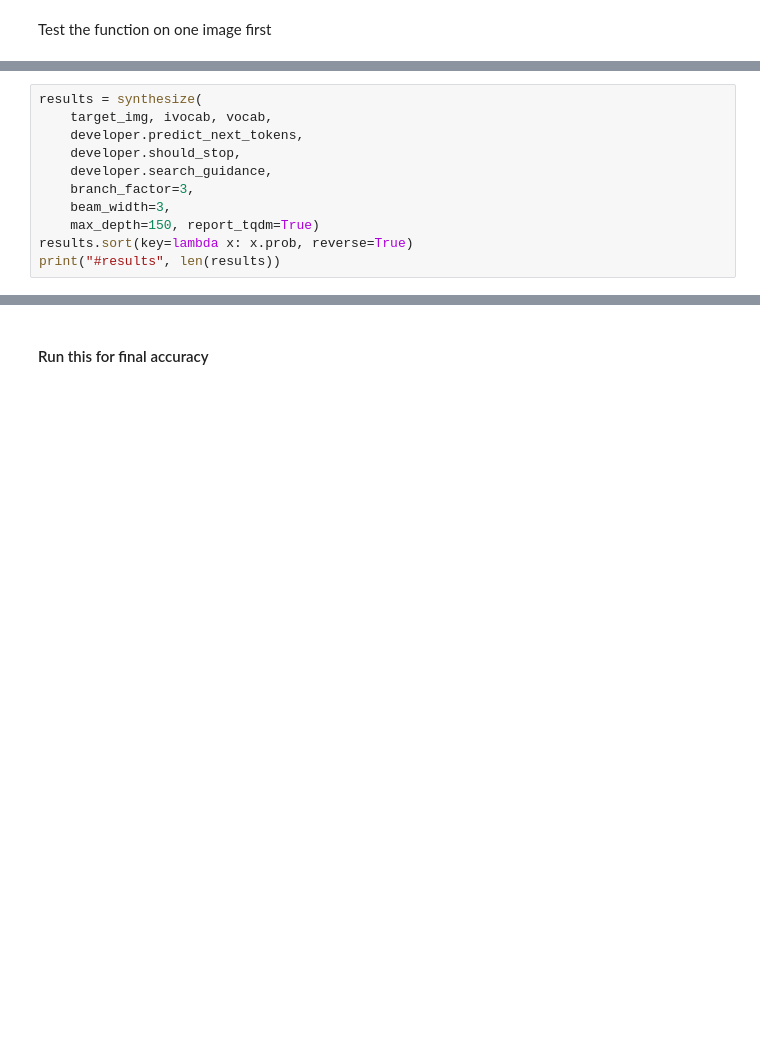
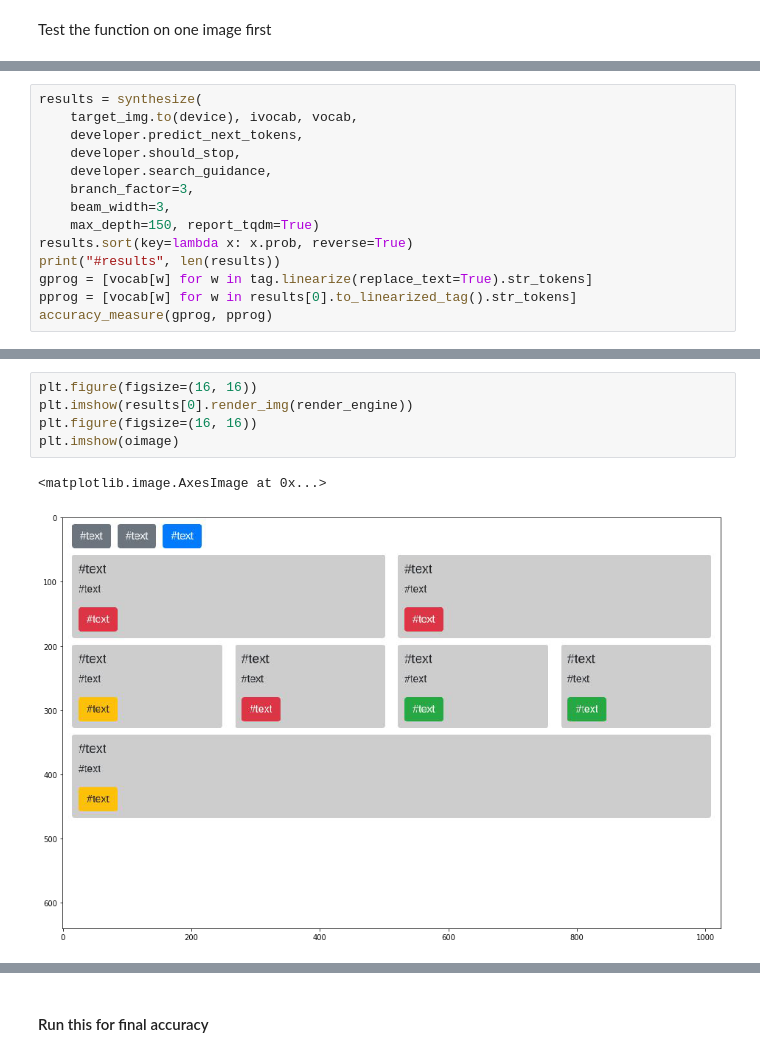
Before and after one commit to binh-vu/sketch2code, a Jupyter notebook: notebooks/s11_supervise_baseline.ipynb, the cells around one changed output, grey strips where cells are left out. Saved outputs shown, nothing was run; the diff lists cells and outputs as text; blank space fills up the shorter version.

```diff
--- a/notebooks/s11_supervise_baseline.ipynb
+++ b/notebooks/s11_supervise_baseline.ipynb
@@ -283,6 +308,6 @@ plt.imshow(viz_grid(np.stack([1 - target_img.clone().cpu().numpy().transpose(1,
 # %%
 results = synthesize(
-    target_img, ivocab, vocab,
+    target_img.to(device), ivocab, vocab,
     developer.predict_next_tokens,
     developer.should_stop,
     developer.search_guidance,
@@ -291,5 +316,8 @@ results = synthesize(
     max_depth=150, report_tqdm=True)
 results.sort(key=lambda x: x.prob, reverse=True)
 print("#results", len(results))
+gprog = [vocab[w] for w in tag.linearize(replace_text=True).str_tokens]
+pprog = [vocab[w] for w in results[0].to_linearized_tag().str_tokens]
+accuracy_measure(gprog, pprog)
 # %% [output]
 [interactive output not drawn]
@@ -296,0 +326,8 @@ print("#results", len(results))
+# %%
+plt.figure(figsize=(16, 16))
+plt.imshow(results[0].render_img(render_engine))
+plt.figure(figsize=(16, 16))
+plt.imshow(oimage)
+# %% [output]
+<matplotlib.image.AxesImage at 0x...>
+[figure, added]
```
Also changed, not shown: parts of 14 cells of this notebook, 16 other files.
